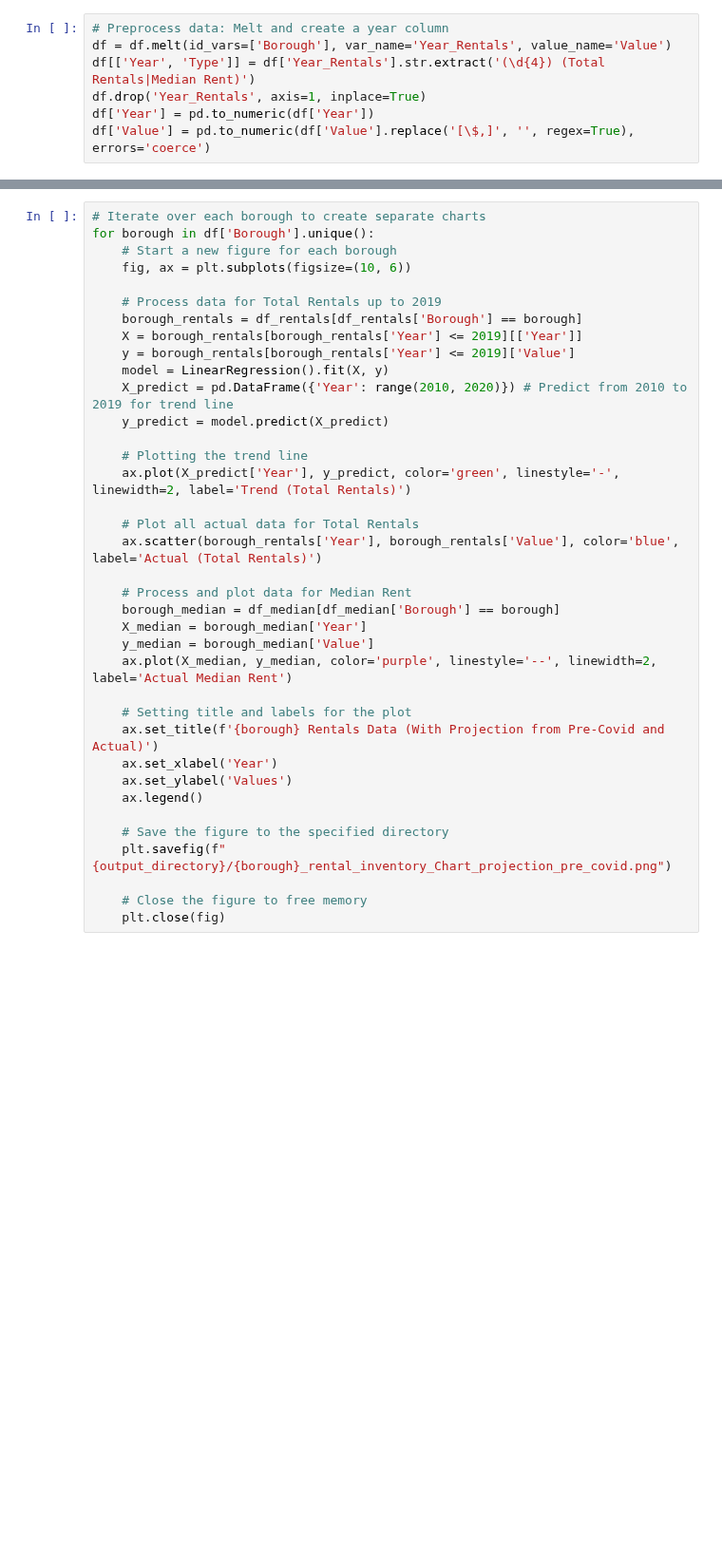
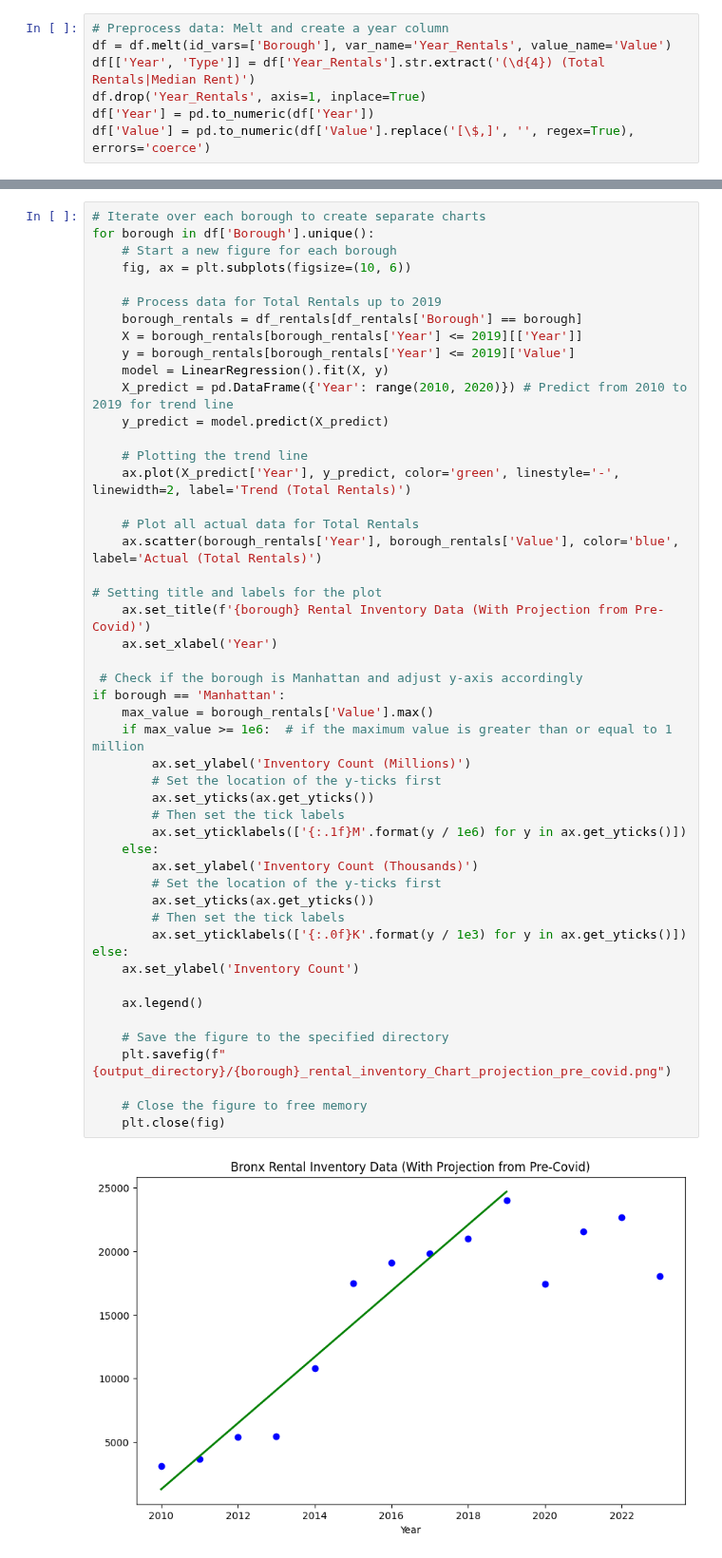
Before and after one commit to mtkrebs87/Project_1, a Jupyter notebook: Code Repository/projecting inventory from pre-covid vs actual.ipynb, the cells around one changed output, grey strips where cells are left out. Shown at 95% size. Saved outputs shown, nothing was run; the diff lists cells and outputs as text; blank space fills up the shorter version.

Commit message:
creating scatterplots

```diff
--- a/Code Repository/projecting inventory from pre-covid vs actual.ipynb
+++ b/Code Repository/projecting inventory from pre-covid vs actual.ipynb
@@ -25,37 +24,51 @@ df_median = df[df['Type'] == 'Median Rent'].drop('Type', axis=1)
 # %%
 # Iterate over each borough to create separate charts
 for borough in df['Borough'].unique():
     # Start a new figure for each borough
     fig, ax = plt.subplots(figsize=(10, 6))
 
     # Process data for Total Rentals up to 2019
     borough_rentals = df_rentals[df_rentals['Borough'] == borough]
     X = borough_rentals[borough_rentals['Year'] <= 2019][['Year']]
     y = borough_rentals[borough_rentals['Year'] <= 2019]['Value']
     model = LinearRegression().fit(X, y)
     X_predict = pd.DataFrame({'Year': range(2010, 2020)}) # Predict from 2010 to 2019 for trend line
     y_predict = model.predict(X_predict)
 
     # Plotting the trend line
     ax.plot(X_predict['Year'], y_predict, color='green', linestyle='-', linewidth=2, label='Trend (Total Rentals)')
 
     # Plot all actual data for Total Rentals
     ax.scatter(borough_rentals['Year'], borough_rentals['Value'], color='blue', label='Actual (Total Rentals)')
 
-    # Process and plot data for Median Rent
-    borough_median = df_median[df_median['Borough'] == borough]
-    X_median = borough_median['Year']
-    y_median = borough_median['Value']
-    ax.plot(X_median, y_median, color='purple', linestyle='--', linewidth=2, label='Actual Median Rent')
+# Setting title and labels for the plot
+    ax.set_title(f'{borough} Rental Inventory Data (With Projection from Pre-Covid)')
+    ax.set_xlabel('Year')
 
-    # Setting title and labels for the plot
-    ax.set_title(f'{borough} Rentals Data (With Projection from Pre-Covid and Actual)')
-    ax.set_xlabel('Year')
-    ax.set_ylabel('Values')
+ # Check if the borough is Manhattan and adjust y-axis accordingly
+if borough == 'Manhattan':
+    max_value = borough_rentals['Value'].max()
+    if max_value >= 1e6:  # if the maximum value is greater than or equal to 1 million
+        ax.set_ylabel('Inventory Count (Millions)')
+        # Set the location of the y-ticks first
+        ax.set_yticks(ax.get_yticks())
+        # Then set the tick labels
+        ax.set_yticklabels(['{:.1f}M'.format(y / 1e6) for y in ax.get_yticks()])
+    else:
+        ax.set_ylabel('Inventory Count (Thousands)')
+        # Set the location of the y-ticks first
+        ax.set_yticks(ax.get_yticks())
+        # Then set the tick labels
+        ax.set_yticklabels(['{:.0f}K'.format(y / 1e3) for y in ax.get_yticks()])
+else:
+    ax.set_ylabel('Inventory Count')
+
     ax.legend()
 
     # Save the figure to the specified directory
     plt.savefig(f"{output_directory}/{borough}_rental_inventory_Chart_projection_pre_covid.png")
 
     # Close the figure to free memory
     plt.close(fig)
+# %% [output]
+[figure, added]
```
Also changed, not shown: parts of 2 cells of this notebook, 9 other files.
